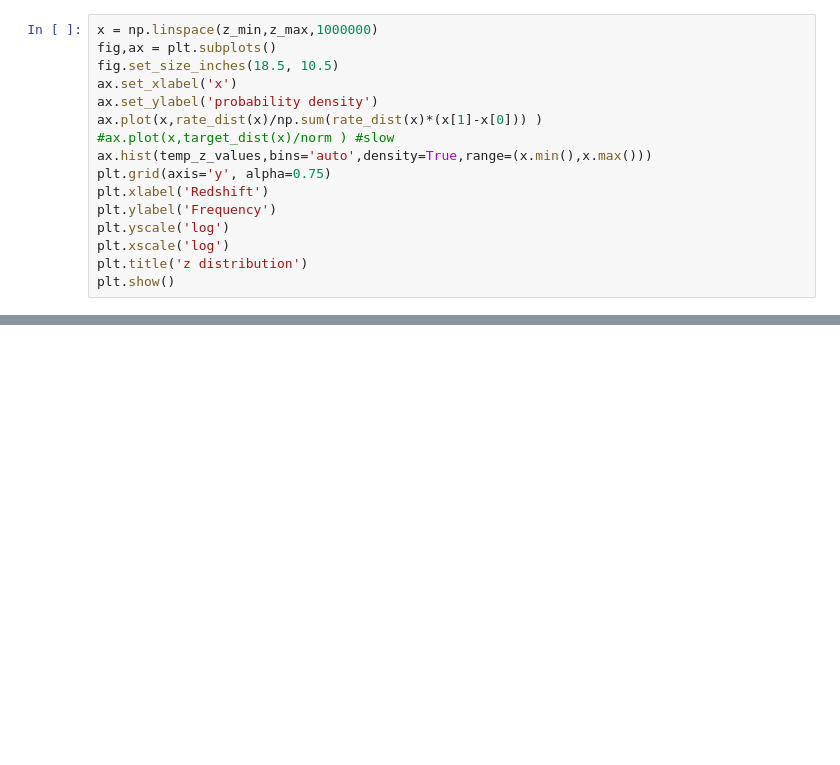
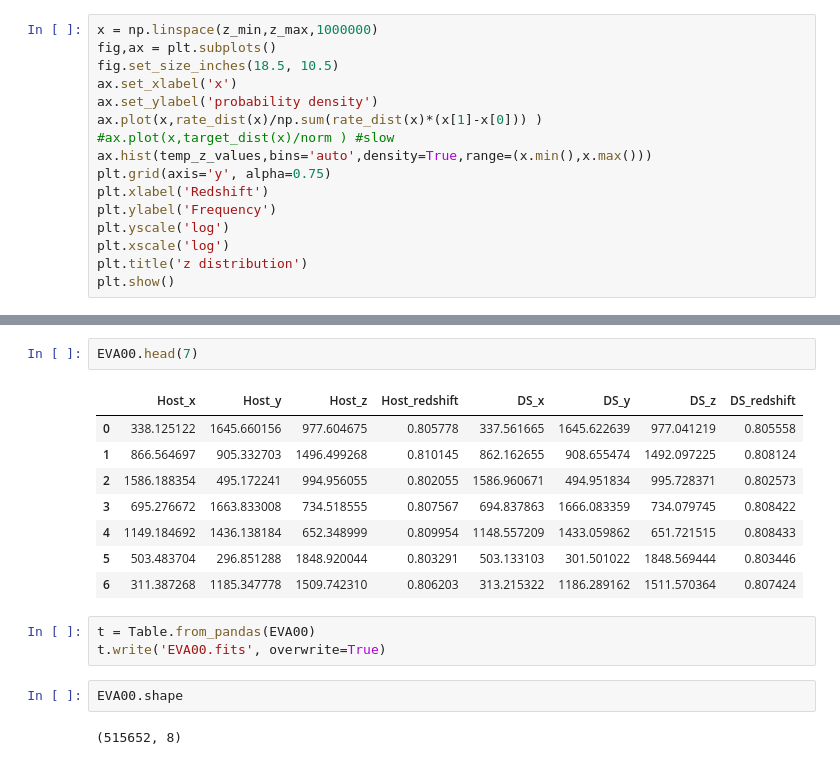
Before and after one commit to RCianca/DarkSirensStat, a Jupyter notebook: DSCatalogueCreator/DSIRE.ipynb, the cells around one changed output, grey strips where cells are left out. Drawn from its saved outputs; the diff is of its cells as text; blank space fills up the shorter version.

```diff
--- a/DSCatalogueCreator/DSIRE.ipynb
+++ b/DSCatalogueCreator/DSIRE.ipynb
@@ -776,0 +960,18 @@ print(xDS,yDS,zDS)
+# %%
+EVA00.head(7)
+# %% [output]
+|  | Host_x | Host_y | Host_z | Host_redshift | DS_x | DS_y | DS_z | DS_redshift |
+| 0 | 338.125122 | 1645.660156 | 977.604675 | 0.805778 | 337.561665 | 1645.622639 | 977.041219 | 0.805558 |
+| 1 | 866.564697 | 905.332703 | 1496.499268 | 0.810145 | 862.162655 | 908.655474 | 1492.097225 | 0.808124 |
+| 2 | 1586.188354 | 495.172241 | 994.956055 | 0.802055 | 1586.960671 | 494.951834 | 995.728371 | 0.802573 |
+| 3 | 695.276672 | 1663.833008 | 734.518555 | 0.807567 | 694.837863 | 1666.083359 | 734.079745 | 0.808422 |
+| 4 | 1149.184692 | 1436.138184 | 652.348999 | 0.809954 | 1148.557209 | 1433.059862 | 651.721515 | 0.808433 |
+| 5 | 503.483704 | 296.851288 | 1848.920044 | 0.803291 | 503.133103 | 301.501022 | 1848.569444 | 0.803446 |
+| 6 | 311.387268 | 1185.347778 | 1509.742310 | 0.806203 | 313.215322 | 1186.289162 | 1511.570364 | 0.807424 |
+# %%
+t = Table.from_pandas(EVA00)
+t.write('EVA00.fits', overwrite=True)
+# %%
+EVA00.shape
+# %% [output]
+(515652, 8)
```
Also changed, not shown: parts of 28 cells of this notebook, 2 other files.
